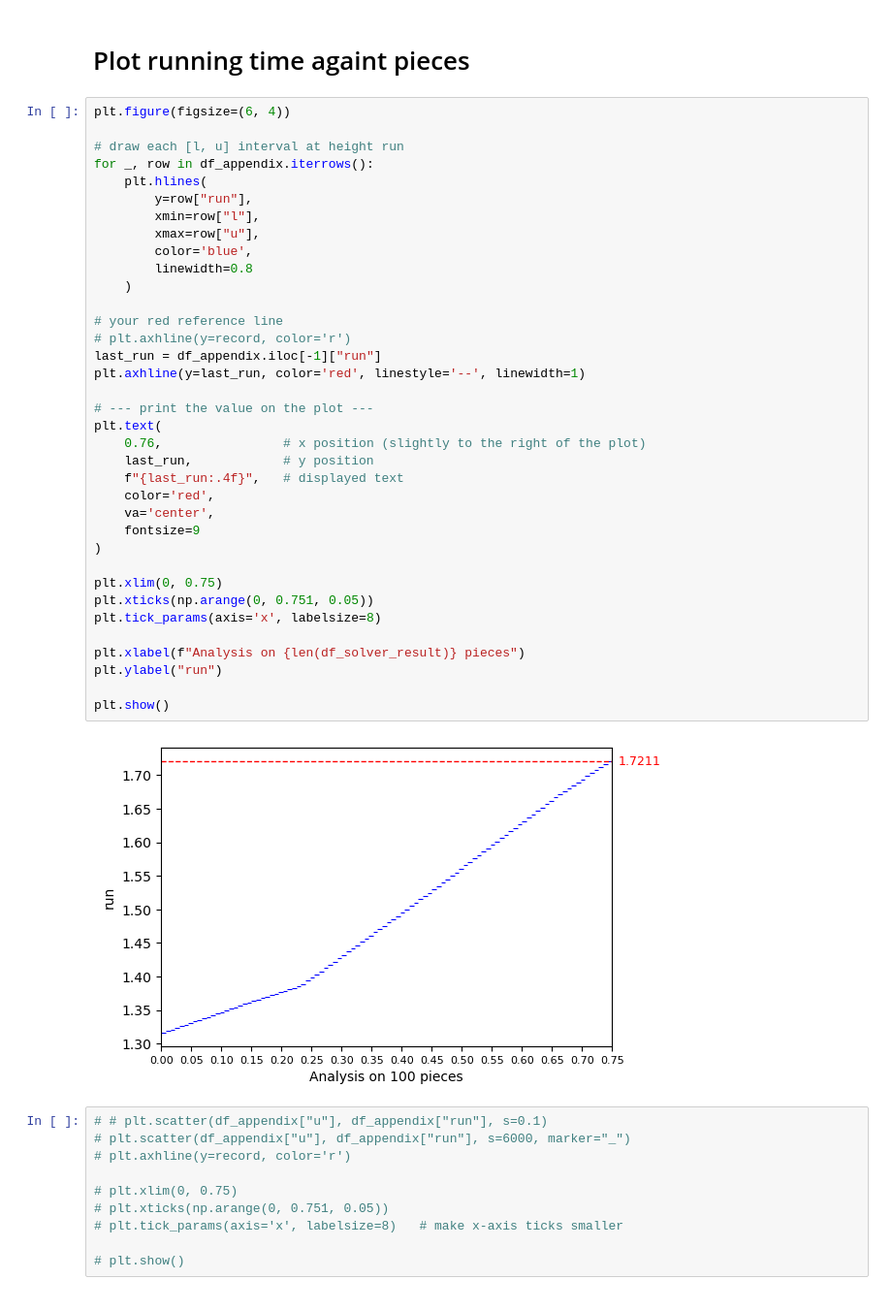
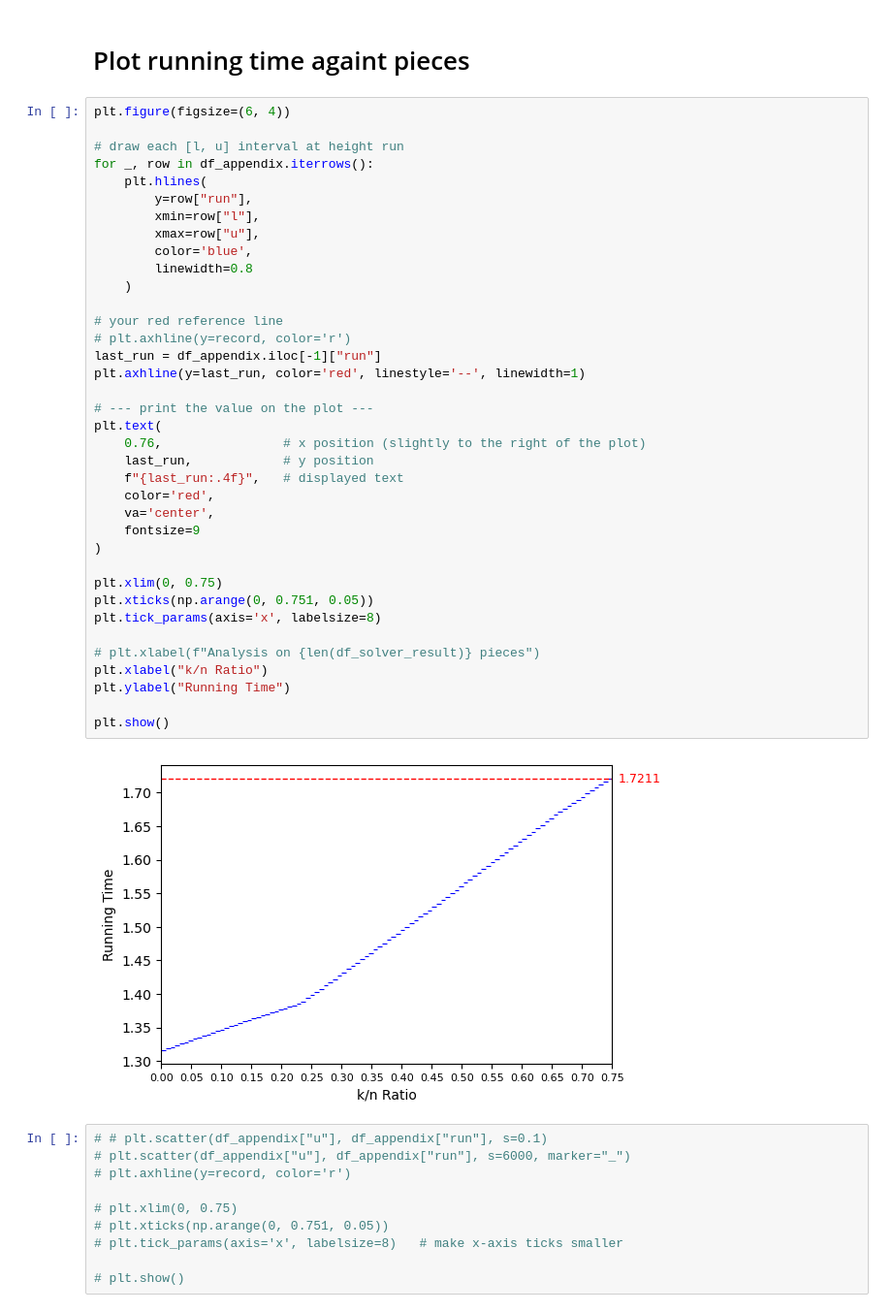
Before and after one commit to algo-unsw/coloring_pwa, a Jupyter notebook: fourc/fourc.ipynb, the cells around one changed output. Shown at 97% size. Cells and saved outputs as stored; diff of their text form.

```diff
--- a/fourc/fourc.ipynb
+++ b/fourc/fourc.ipynb
@@ -125,36 +125,37 @@ for _, row in df_appendix.iterrows():
     plt.hlines(
         y=row["run"],
         xmin=row["l"],
         xmax=row["u"],
         color='blue',
         linewidth=0.8
     )
 
 # your red reference line
 # plt.axhline(y=record, color='r')
 last_run = df_appendix.iloc[-1]["run"]
 plt.axhline(y=last_run, color='red', linestyle='--', linewidth=1)
 
 # --- print the value on the plot ---
 plt.text(
     0.76,                # x position (slightly to the right of the plot)
     last_run,            # y position
     f"{last_run:.4f}",   # displayed text
     color='red',
     va='center',
     fontsize=9
 )
 
 plt.xlim(0, 0.75)
 plt.xticks(np.arange(0, 0.751, 0.05))
 plt.tick_params(axis='x', labelsize=8)
 
-plt.xlabel(f"Analysis on {len(df_solver_result)} pieces")
-plt.ylabel("run")
+# plt.xlabel(f"Analysis on {len(df_solver_result)} pieces")
+plt.xlabel("k/n Ratio")
+plt.ylabel("Running Time")
 
 plt.show()
 # %% [output]
-[figure, old version]
+[figure, new version]
 # %%
 # # plt.scatter(df_appendix["u"], df_appendix["run"], s=0.1)
 # plt.scatter(df_appendix["u"], df_appendix["run"], s=6000, marker="_")
```
Also changed, not shown: 6 other files.
